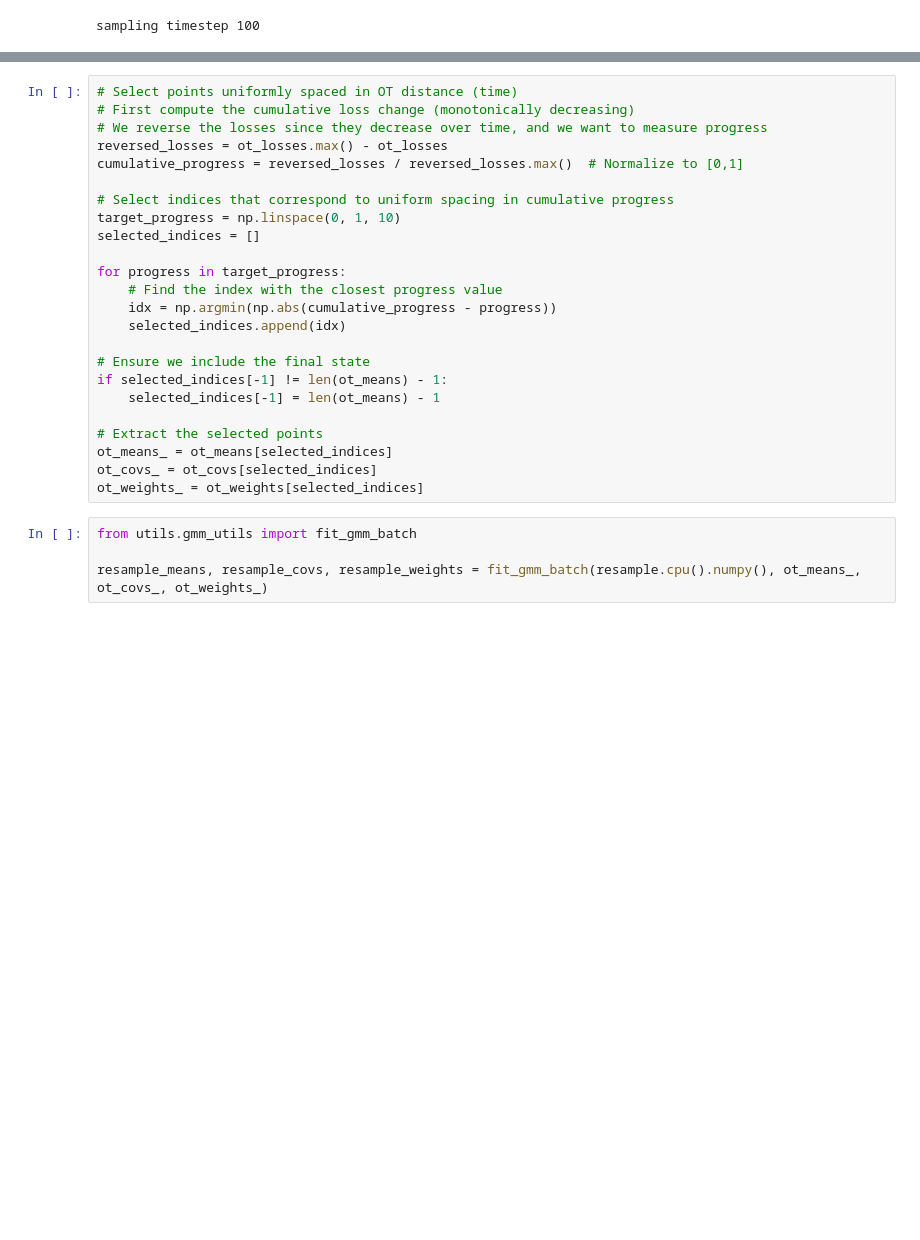
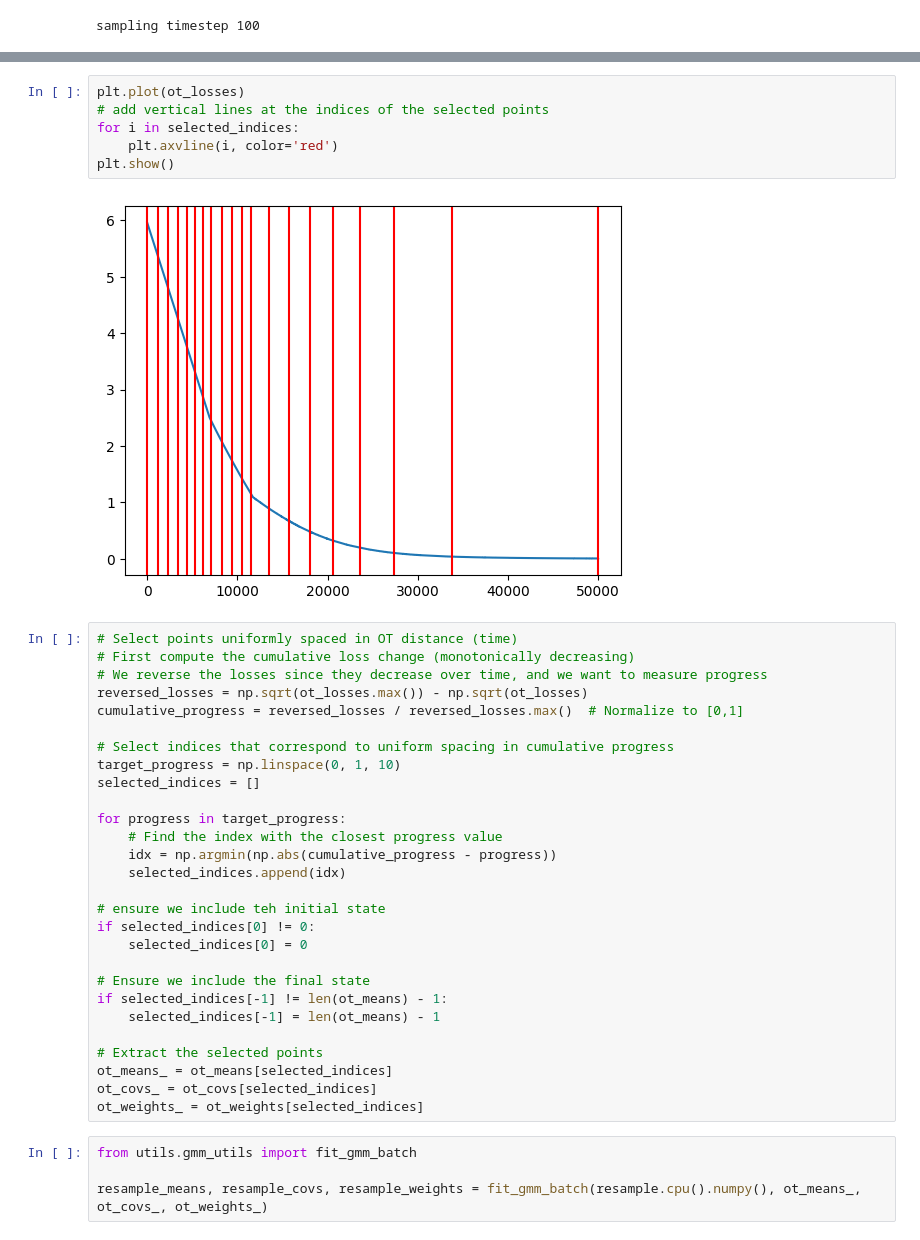
Before and after one commit to njwfish/DistributionEmbeddings, a Jupyter notebook: notebooks/gmm_ot.ipynb, the cells around one changed output, grey strips where cells are left out. Drawn from its saved outputs; the diff is of its cells as text; blank space fills up the shorter version.

```diff
--- a/notebooks/gmm_ot.ipynb
+++ b/notebooks/gmm_ot.ipynb
@@ -185,9 +187,17 @@ ot_means, ot_covs, ot_weights, ot_losses = generate_ot_trajectory(
 )
+# %%
+plt.plot(ot_losses)
+# add vertical lines at the indices of the selected points
+for i in selected_indices:
+    plt.axvline(i, color='red')
+plt.show()
+# %% [output]
+[figure, added]
 # %%
 # Select points uniformly spaced in OT distance (time)
 # First compute the cumulative loss change (monotonically decreasing)
 # We reverse the losses since they decrease over time, and we want to measure progress
-reversed_losses = ot_losses.max() - ot_losses
+reversed_losses = np.sqrt(ot_losses.max()) - np.sqrt(ot_losses)
 cumulative_progress = reversed_losses / reversed_losses.max()  # Normalize to [0,1]
 
 # Select indices that correspond to uniform spacing in cumulative progress
@@ -199,6 +209,10 @@ for progress in target_progress:
     idx = np.argmin(np.abs(cumulative_progress - progress))
     selected_indices.append(idx)
 
+# ensure we include teh initial state
+if selected_indices[0] != 0:
+    selected_indices[0] = 0
+
 # Ensure we include the final state
 if selected_indices[-1] != len(ot_means) - 1:
     selected_indices[-1] = len(ot_means) - 1
```
Also changed, not shown: parts of 4 cells of this notebook, 8 other files.
